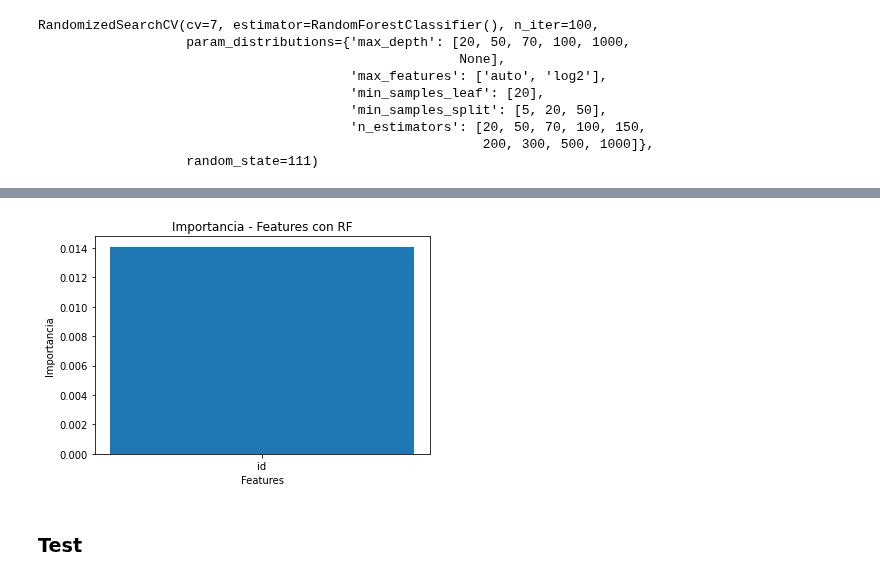
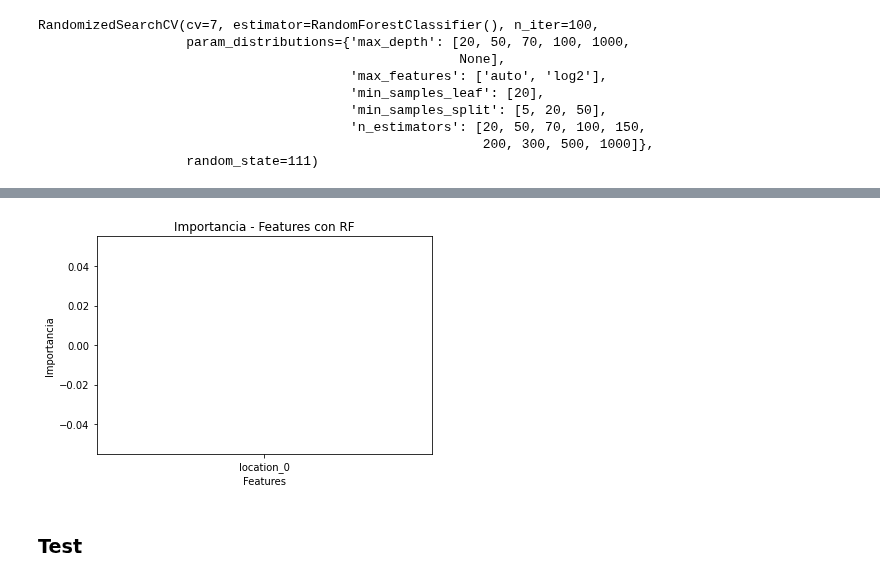
Before and after one commit to pablbob/9558-7506-Data-Hunters, a Jupyter notebook: TP2/random_forest.ipynb, the cells around one changed output, grey strips where cells are left out. Cells and saved outputs as stored; diff of their text form; code cells hidden in the pictures.

```diff
--- a/TP2/random_forest.ipynb
+++ b/TP2/random_forest.ipynb
@@ -170,10 +192,10 @@ X_train, X_test, y_train, y_test = train_test_split(X, y, test_size=0.3)
 ### Random Search
 # %%
 from sklearn.model_selection import RandomizedSearchCV
-n_estimators = [20, 50, 70, 100, 150, 200, 300, 500, 1000]
-max_features = ['auto', 'log2']
-max_depth = [20, 50, 70, 100, 1000, None]
-min_samples_split = [5, 20, 50]
+n_estimators = [20, 50, 70, 100, 150, 200, 300]
+max_features = ['auto'] #'log2'
+max_depth = [20, 50, 70]
+min_samples_split = [5, 20, 50, 100]
 min_samples_leaf = [20]
 
 random_search = {'n_estimators': n_estimators,
@@ -206,0 +229,6 @@ rf_random.best_params_
+# %%
+rf_model = RandomForestClassifier(n_estimators=500, min_samples_split=20, min_samples_leaf=20, max_depth=70)
+rf_model.fit(X_train, y_train)
+preds = rf_model.predict(X_test)
+acc = np.sqrt(accuracy_score(y_test, preds))
+print("Accuracy Score: %f" % (acc))
@@ -207,5 +237,5 @@ rf_random.best_params_
 # %%
-rf_model = RandomForestClassifier(n_estimators=20, min_samples_split=50, random_state=111)
+rf_model = RandomForestClassifier(n_estimators=57, min_samples_split=4, max_depth=70, random_state=111)
 rf_model.fit(X_train, y_train)
 preds = rf_model.predict(X_test)
 acc = np.sqrt(accuracy_score(y_test, preds))
@@ -214,0 +245,6 @@ Accuracy Score: 0.876578
+# %%
+rf_model = RandomForestClassifier(n_estimators=57, min_samples_split=4, max_depth=30, min_samples_leaf=5, random_state=111)
+rf_model.fit(X_train, y_train)
+preds = rf_model.predict(X_test)
+acc = np.sqrt(accuracy_score(y_test, preds))
+print("Accuracy Score: %f" % (acc))
@@ -228,11 +266,11 @@ Index(['ab', 'aba', 'abandon', 'abandonedp', 'abbandon', 'abbott',
 # %%
-plt.bar(X_train.columns[rf_model.feature_importances_.argmax()], rf_model.feature_importances_.max())
+plt.bar(X_train.columns[rf_model.feature_importances_.argmin()], rf_model.feature_importances_.min())
 plt.xlabel('Features')
 plt.ylabel('Importancia')
 plt.title('Importancia - Features con RF')
 plt.show()
 # %% [output]
-[figure, old version]
+[figure, new version]
 # %% [markdown]
 ### Test
 # %%
```
Also changed, not shown: parts of 17 cells of this notebook, 6 other files.
